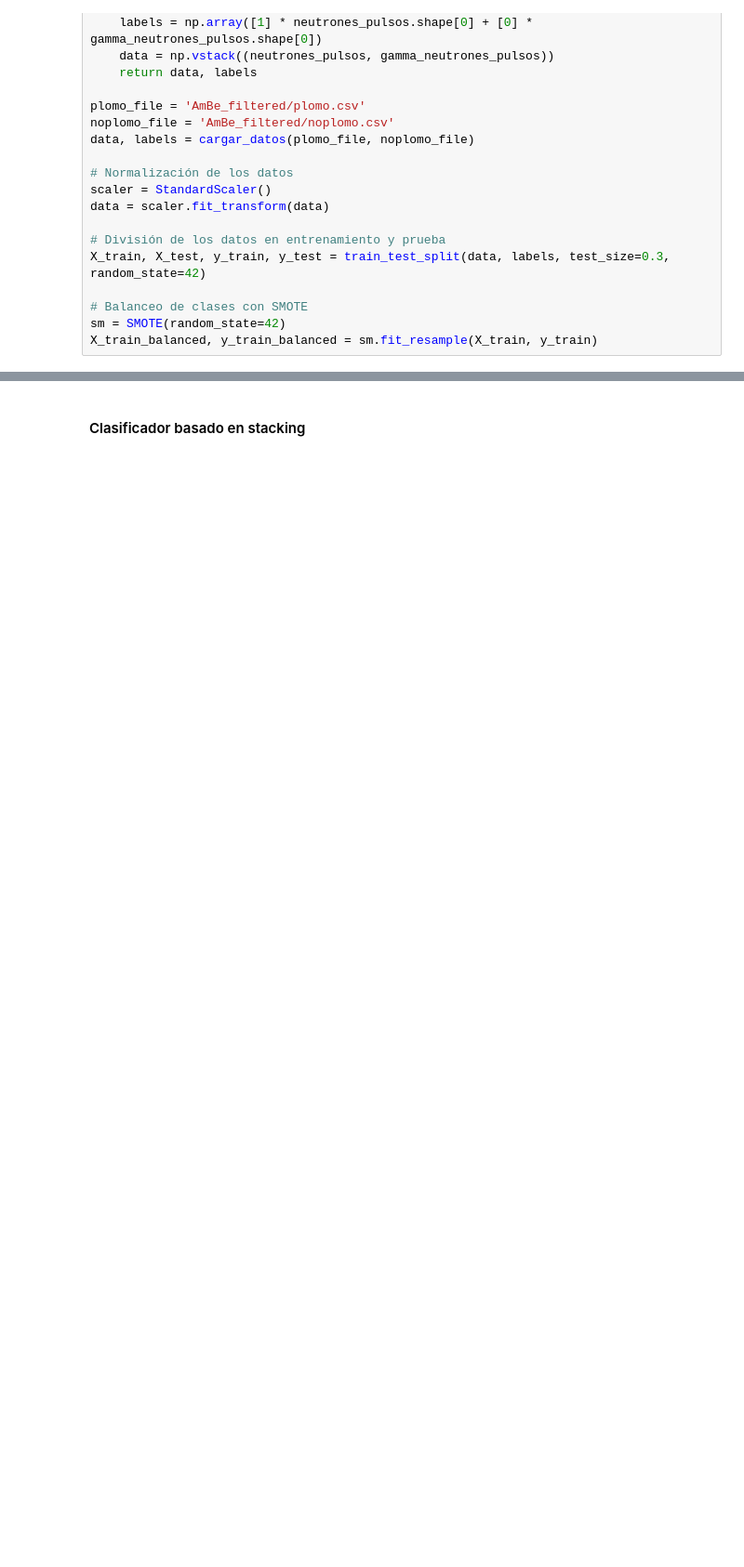
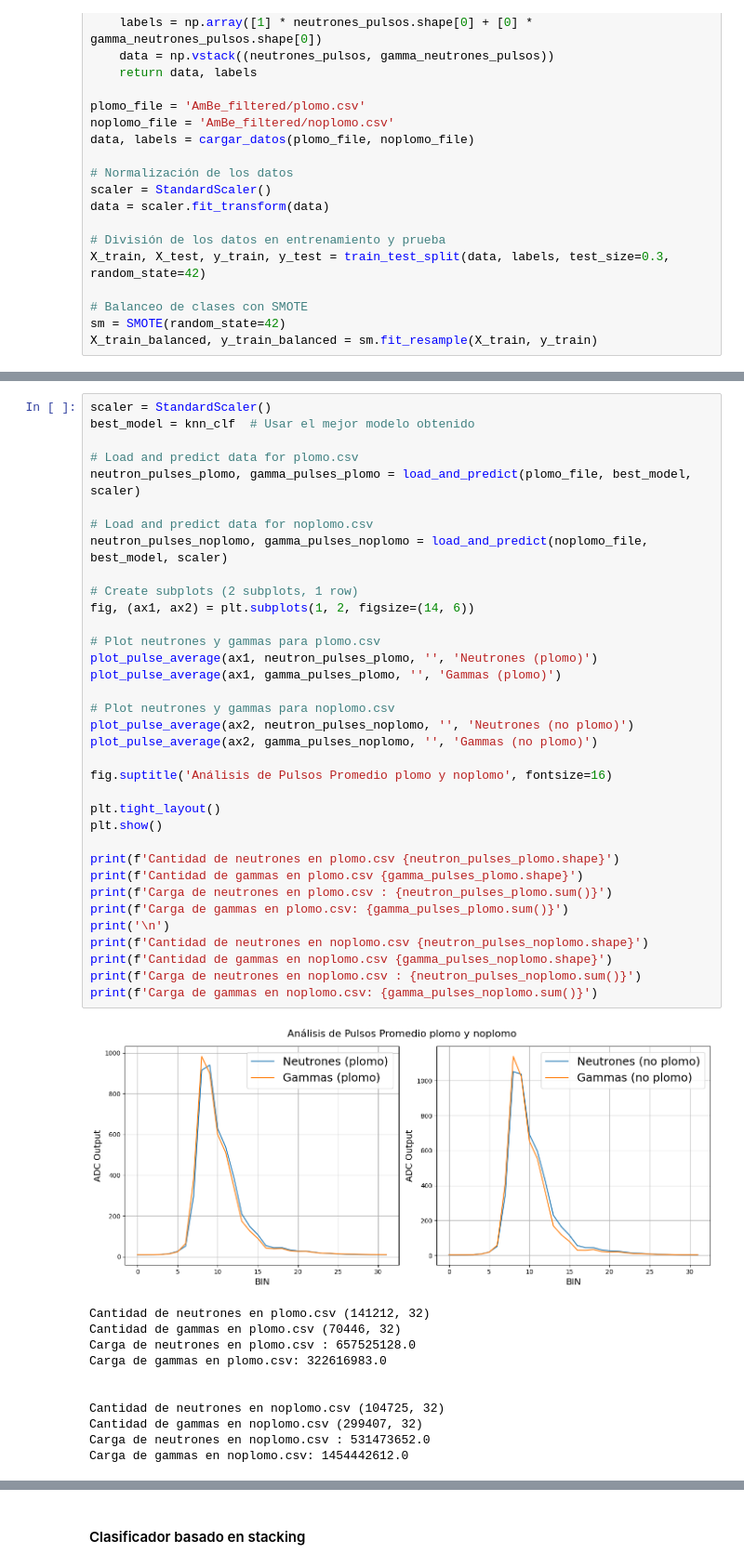
Before and after one commit to saisito/MLF_nunez-alejandro, a Jupyter notebook: nunez-alejandro.ipynb, the cells around one changed output, grey strips where cells are left out. Shown at 93% size. Drawn from its saved outputs; the diff is of its cells as text; blank space fills up the shorter version.

```diff
--- a/nunez-alejandro.ipynb
+++ b/nunez-alejandro.ipynb
@@ -1282,0 +1332,47 @@ print("Classification Report:\n", classification_report(y_test, y_pred_knn))
+# %%
+scaler = StandardScaler()
+best_model = knn_clf  # Usar el mejor modelo obtenido
+
+# Load and predict data for plomo.csv
+neutron_pulses_plomo, gamma_pulses_plomo = load_and_predict(plomo_file, best_model, scaler)
+
+# Load and predict data for noplomo.csv
+neutron_pulses_noplomo, gamma_pulses_noplomo = load_and_predict(noplomo_file, best_model, scaler)
+
+# Create subplots (2 subplots, 1 row)
+fig, (ax1, ax2) = plt.subplots(1, 2, figsize=(14, 6))
+
+# Plot neutrones y gammas para plomo.csv
+plot_pulse_average(ax1, neutron_pulses_plomo, '', 'Neutrones (plomo)')
+plot_pulse_average(ax1, gamma_pulses_plomo, '', 'Gammas (plomo)')
+
+# Plot neutrones y gammas para noplomo.csv
+plot_pulse_average(ax2, neutron_pulses_noplomo, '', 'Neutrones (no plomo)')
+plot_pulse_average(ax2, gamma_pulses_noplomo, '', 'Gammas (no plomo)')
+
+fig.suptitle('Análisis de Pulsos Promedio plomo y noplomo', fontsize=16)
+
+plt.tight_layout()
+plt.show()
+
+print(f'Cantidad de neutrones en plomo.csv {neutron_pulses_plomo.shape}')
+print(f'Cantidad de gammas en plomo.csv {gamma_pulses_plomo.shape}')
+print(f'Carga de neutrones en plomo.csv : {neutron_pulses_plomo.sum()}')
+print(f'Carga de gammas en plomo.csv: {gamma_pulses_plomo.sum()}')
+print('\n')
+print(f'Cantidad de neutrones en noplomo.csv {neutron_pulses_noplomo.shape}')
+print(f'Cantidad de gammas en noplomo.csv {gamma_pulses_noplomo.shape}')
+print(f'Carga de neutrones en noplomo.csv : {neutron_pulses_noplomo.sum()}')
+print(f'Carga de gammas en noplomo.csv: {gamma_pulses_noplomo.sum()}')
+# %% [output]
+[figure, added]
+Cantidad de neutrones en plomo.csv (141212, 32)
+Cantidad de gammas en plomo.csv (70446, 32)
+Carga de neutrones en plomo.csv : 657525128.0
+Carga de gammas en plomo.csv: 322616983.0
+
+
+Cantidad de neutrones en noplomo.csv (104725, 32)
+Cantidad de gammas en noplomo.csv (299407, 32)
+Carga de neutrones en noplomo.csv : 531473652.0
+Carga de gammas en noplomo.csv: 1454442612.0
```
Also changed, not shown: parts of 5 cells of this notebook.
